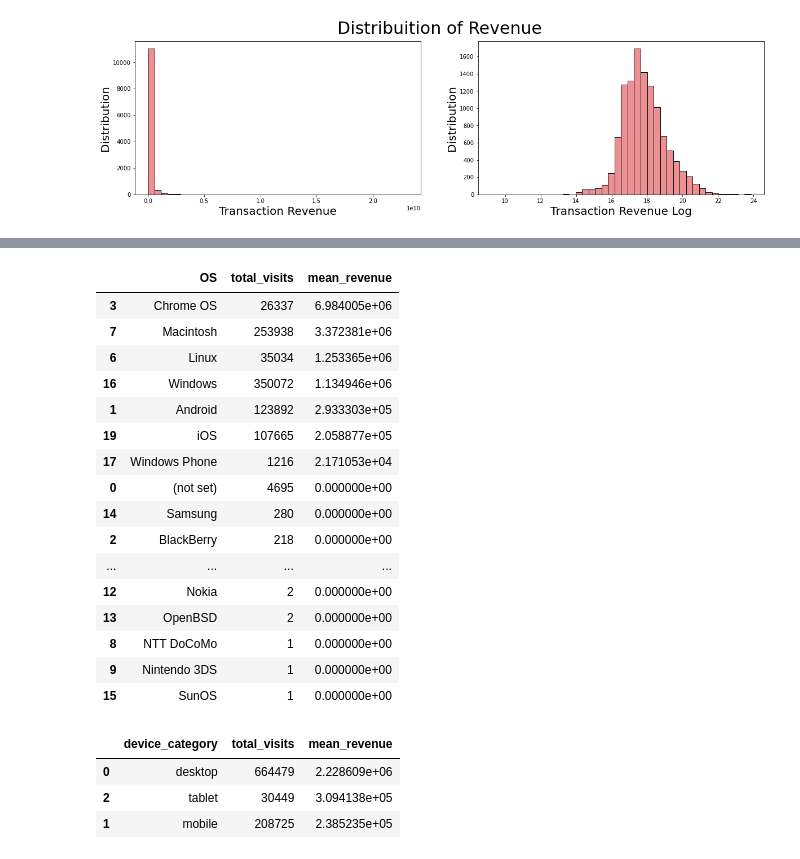
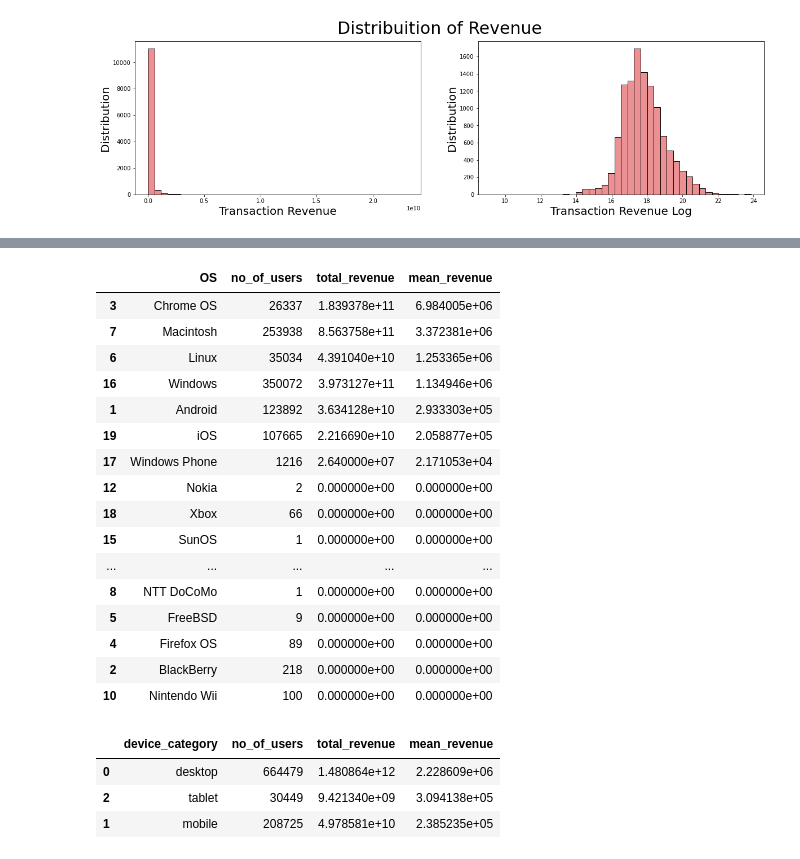
Before and after one commit to sherintm/GA-customer-revenue-analysis, a Jupyter notebook: GACustomerRevenueAnalysis.ipynb, the cells around one changed output, grey strips where cells are left out. Saved outputs shown, nothing was run; the diff lists cells and outputs as text; code cells hidden in the pictures.

```diff
--- a/GACustomerRevenueAnalysis.ipynb
+++ b/GACustomerRevenueAnalysis.ipynb
@@ -468,41 +465,36 @@ browser_category_df
 # %%
-OS_category_df = ga_data_clean.groupby(by=['device.operatingSystem']).agg(
-                        total_visits = ('totals.visits', sum),
-                        mean_revenue = ('totals.transactionRevenue', np.mean))\
-                        .reset_index()\
-                        .rename(columns= {'device.operatingSystem':'OS'})\
-                        .sort_values(by=['mean_revenue', 'total_visits'], ascending=False)
+OS_category_df = ga_data_clean.groupby('device.operatingSystem')['totals.transactionRevenue'].agg(['count','sum','mean'])\
+                         .reset_index()\
+                         .rename(columns= {'device.operatingSystem':'OS','count':'no_of_users','sum':'total_revenue','mean':'mean_revenue'})\
+                         .sort_values(by=['mean_revenue'], ascending=False)
 OS_category_df
 # %% [output]
-|  | OS | total_visits | mean_revenue |
-| 3 | Chrome OS | 26337 | 6.984005e+06 |
-| 7 | Macintosh | 253938 | 3.372381e+06 |
-| 6 | Linux | 35034 | 1.253365e+06 |
-| 16 | Windows | 350072 | 1.134946e+06 |
-| 1 | Android | 123892 | 2.933303e+05 |
-| 19 | iOS | 107665 | 2.058877e+05 |
-| 17 | Windows Phone | 1216 | 2.171053e+04 |
-| 0 | (not set) | 4695 | 0.000000e+00 |
-| 14 | Samsung | 280 | 0.000000e+00 |
-| 2 | BlackBerry | 218 | 0.000000e+00 |
-| ... | ... | ... | ... |
-| 12 | Nokia | 2 | 0.000000e+00 |
-| 13 | OpenBSD | 2 | 0.000000e+00 |
-| 8 | NTT DoCoMo | 1 | 0.000000e+00 |
-| 9 | Nintendo 3DS | 1 | 0.000000e+00 |
-| 15 | SunOS | 1 | 0.000000e+00 |
+|  | OS | no_of_users | total_revenue | mean_revenue |
+| 3 | Chrome OS | 26337 | 1.839378e+11 | 6.984005e+06 |
+| 7 | Macintosh | 253938 | 8.563758e+11 | 3.372381e+06 |
+| 6 | Linux | 35034 | 4.391040e+10 | 1.253365e+06 |
+| 16 | Windows | 350072 | 3.973127e+11 | 1.134946e+06 |
+| 1 | Android | 123892 | 3.634128e+10 | 2.933303e+05 |
+| 19 | iOS | 107665 | 2.216690e+10 | 2.058877e+05 |
+| 17 | Windows Phone | 1216 | 2.640000e+07 | 2.171053e+04 |
+| 12 | Nokia | 2 | 0.000000e+00 | 0.000000e+00 |
+| 18 | Xbox | 66 | 0.000000e+00 | 0.000000e+00 |
+| 15 | SunOS | 1 | 0.000000e+00 | 0.000000e+00 |
+| ... | ... | ... | ... | ... |
+| 8 | NTT DoCoMo | 1 | 0.000000e+00 | 0.000000e+00 |
+| 5 | FreeBSD | 9 | 0.000000e+00 | 0.000000e+00 |
+| 4 | Firefox OS | 89 | 0.000000e+00 | 0.000000e+00 |
+| 2 | BlackBerry | 218 | 0.000000e+00 | 0.000000e+00 |
+| 10 | Nintendo Wii | 100 | 0.000000e+00 | 0.000000e+00 |
 # %%
-device_category_df = ga_data_clean.groupby(by=['device.deviceCategory']).agg(
-                        total_visits = ('totals.visits', sum),
-                        mean_revenue = ('totals.transactionRevenue', np.mean))\
-                        .reset_index()\
-                        .rename(columns= {'device.deviceCategory':'device_category'})\
-                        .sort_values(by=['mean_revenue', 'total_visits'], ascending=False)
-#device_df.drop(continent_totals_df.loc[continent_totals_df['continent']=='(not set)'].index, inplace=True)
+device_category_df = ga_data_clean.groupby('device.deviceCategory')['totals.transactionRevenue'].agg(['count','sum','mean'])\
+                         .reset_index()\
+                         .rename(columns= {'device.deviceCategory':'device_category','count':'no_of_users','sum':'total_revenue','mean':'mean_revenue'})\
+                         .sort_values(by=['mean_revenue'], ascending=False)
 device_category_df
 # %% [output]
-|  | device_category | total_visits | mean_revenue |
-| 0 | desktop | 664479 | 2.228609e+06 |
-| 2 | tablet | 30449 | 3.094138e+05 |
-| 1 | mobile | 208725 | 2.385235e+05 |
+|  | device_category | no_of_users | total_revenue | mean_revenue |
+| 0 | desktop | 664479 | 1.480864e+12 | 2.228609e+06 |
+| 2 | tablet | 30449 | 9.421340e+09 | 3.094138e+05 |
+| 1 | mobile | 208725 | 4.978581e+10 | 2.385235e+05 |
 # %%
```
Also changed, not shown: parts of 12 cells of this notebook, 1 other file.
